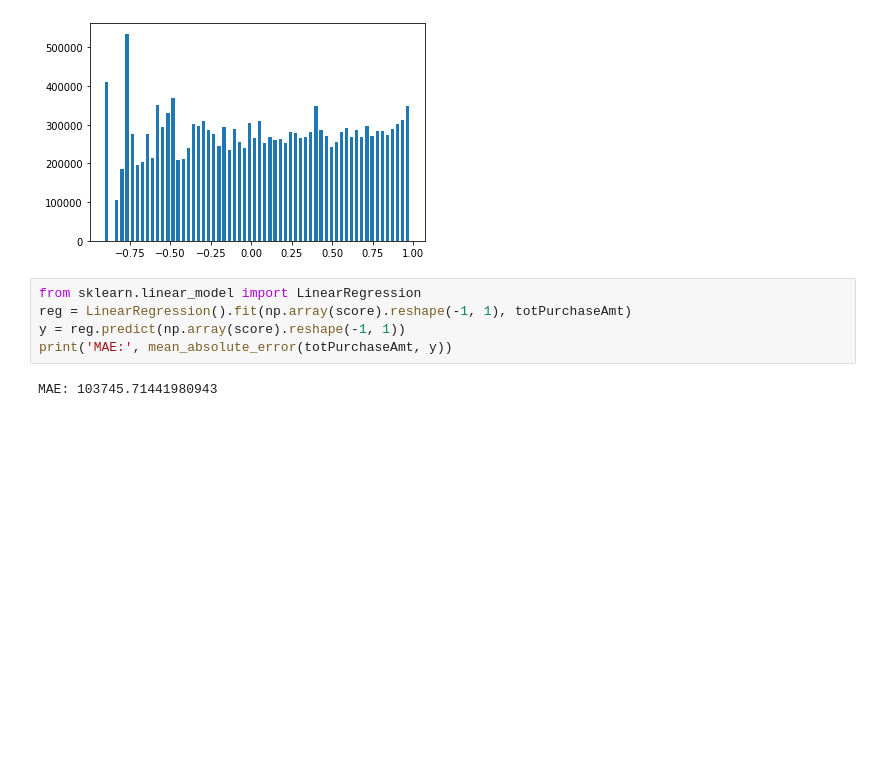
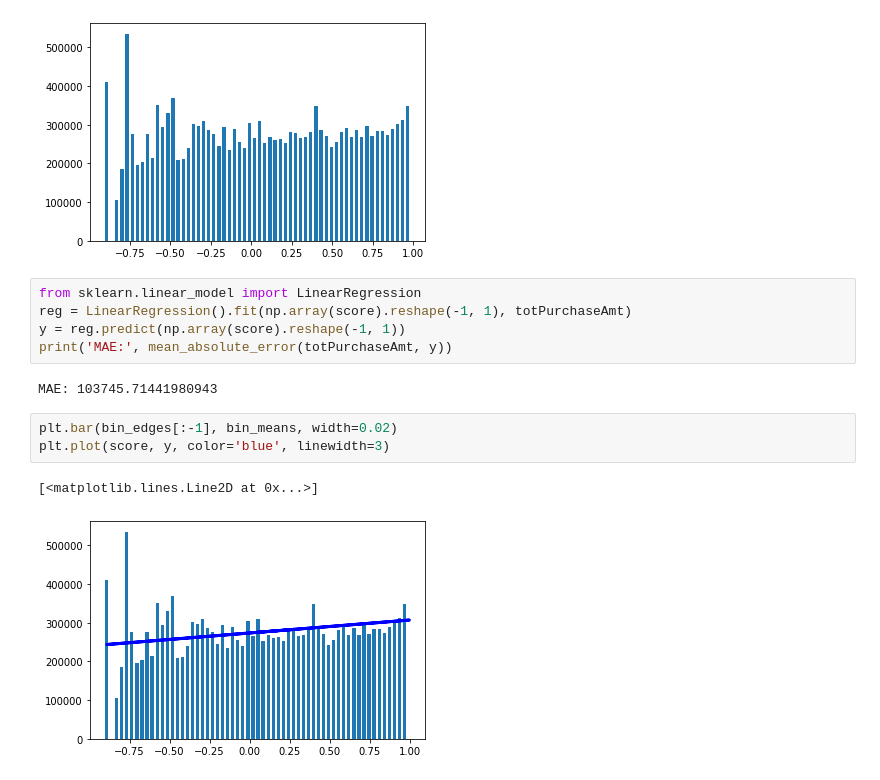
Before and after one commit to ianluck22/INET4710FinalProject, a Jupyter notebook: EDA/NLP_EDA.ipynb, the cells around one changed output. Drawn from its saved outputs; the diff is of its cells as text; blank space fills up the shorter version.

```diff
--- a/NLP_EDA.ipynb
+++ b/EDA/NLP_EDA.ipynb
@@ -306,3 +306,9 @@ y = reg.predict(np.array(score).reshape(-1, 1))
 print('MAE:', mean_absolute_error(totPurchaseAmt, y))
 # %% [output]
 MAE: 103745.71441980943
+# %%
+plt.bar(bin_edges[:-1], bin_means, width=0.02)
+plt.plot(score, y, color='blue', linewidth=3)
+# %% [output]
+[<matplotlib.lines.Line2D at 0x...>]
+[figure, added]
```
